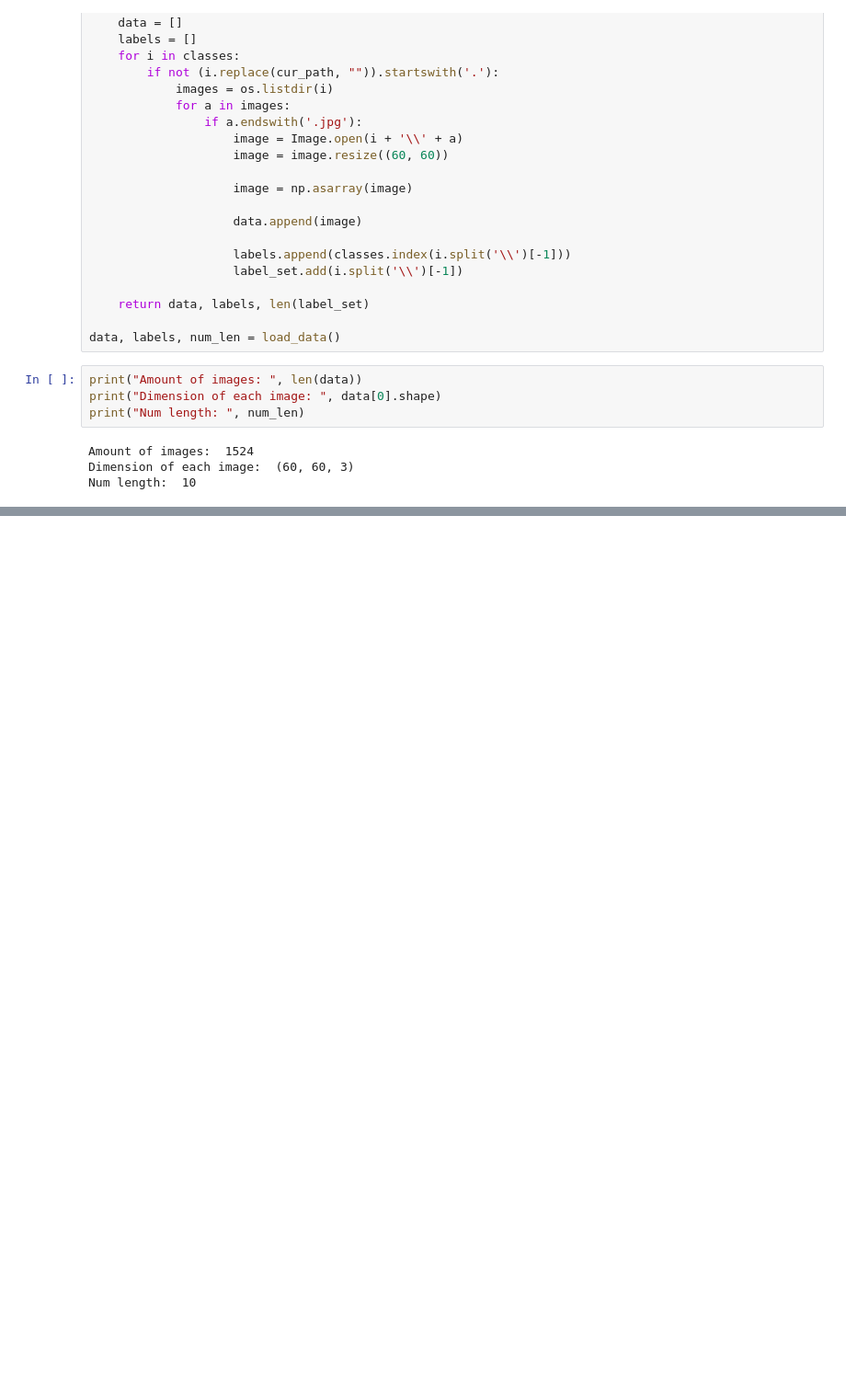
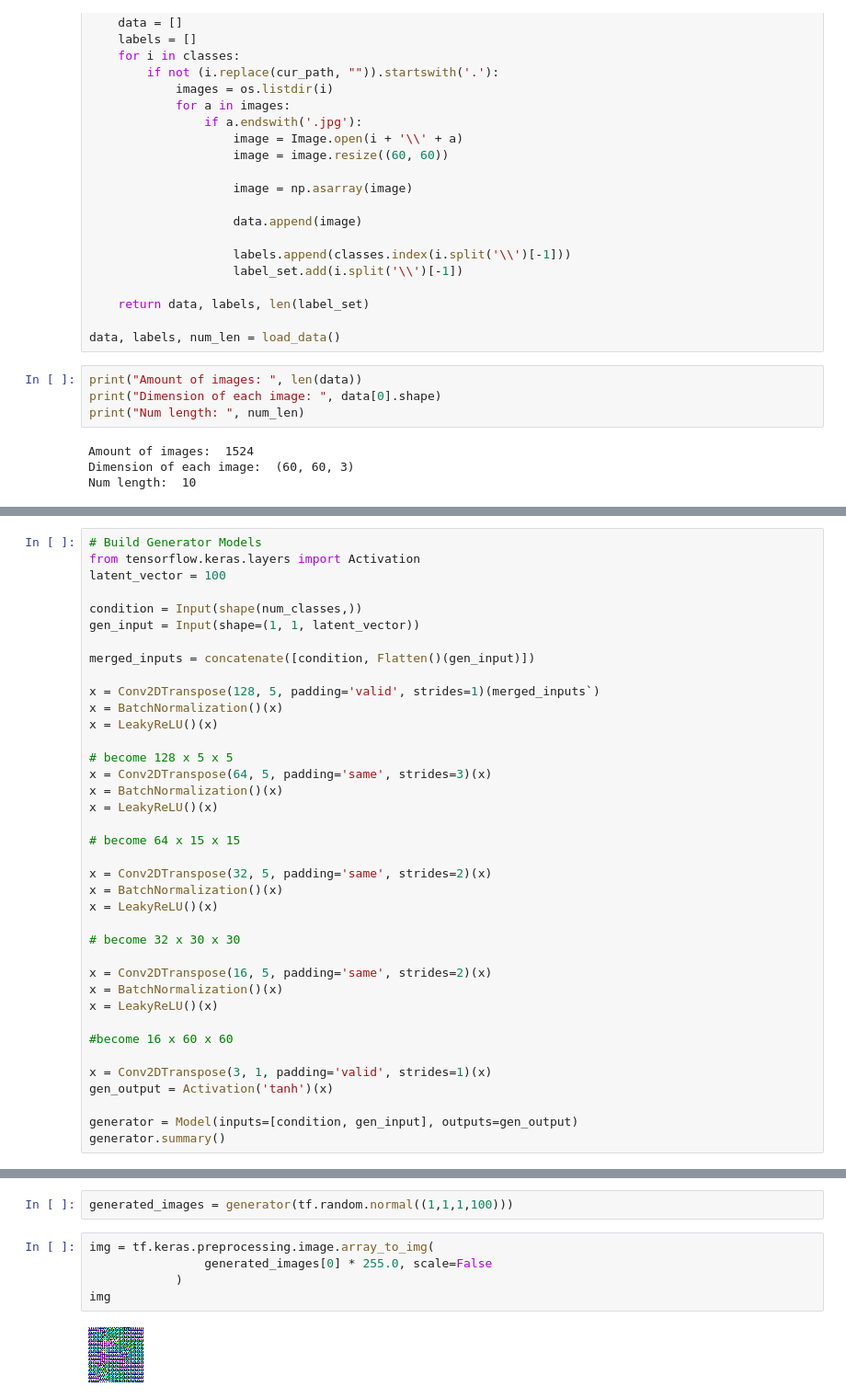
Before and after one commit to sithivit/PokeGAN, a Jupyter notebook: PokeGen.ipynb, the cells around one changed output, grey strips where cells are left out. Shown: that part at 92% size. Saved outputs shown, nothing was run; the diff lists cells and outputs as text; blank space fills up the shorter version.

```diff
--- a/PokeGen.ipynb
+++ b/PokeGen.ipynb
@@ -81,0 +147,38 @@ array([[[0., 1., 0., ..., 0., 0., 0.],
+# %%
+# Build Generator Models
+from tensorflow.keras.layers import Activation
+latent_vector = 100
+
+condition = Input(shape(num_classes,))
+gen_input = Input(shape=(1, 1, latent_vector))
+
+merged_inputs = concatenate([condition, Flatten()(gen_input)])
+
+x = Conv2DTranspose(128, 5, padding='valid', strides=1)(merged_inputs`)
+x = BatchNormalization()(x)
+x = LeakyReLU()(x)
+
+# become 128 x 5 x 5
+x = Conv2DTranspose(64, 5, padding='same', strides=3)(x)
+x = BatchNormalization()(x)
+x = LeakyReLU()(x)
+
+# become 64 x 15 x 15
+
+x = Conv2DTranspose(32, 5, padding='same', strides=2)(x)
+x = BatchNormalization()(x)
+x = LeakyReLU()(x)
+
+# become 32 x 30 x 30
+
+x = Conv2DTranspose(16, 5, padding='same', strides=2)(x)
+x = BatchNormalization()(x)
+x = LeakyReLU()(x)
+
+#become 16 x 60 x 60
+
+x = Conv2DTranspose(3, 1, padding='valid', strides=1)(x)
+gen_output = Activation('tanh')(x)
+
+generator = Model(inputs=[condition, gen_input], outputs=gen_output)
+generator.summary()
@@ -81,0 +312,9 @@ array([[[0., 1., 0., ..., 0., 0., 0.],
+# %%
+generated_images = generator(tf.random.normal((1,1,1,100)))
+# %%
+img = tf.keras.preprocessing.image.array_to_img(
+                generated_images[0] * 255.0, scale=False
+            )
+img
+# %% [output]
+[figure, added]
```
Also changed, not shown: parts of 11 cells of this notebook, 1 other file.
